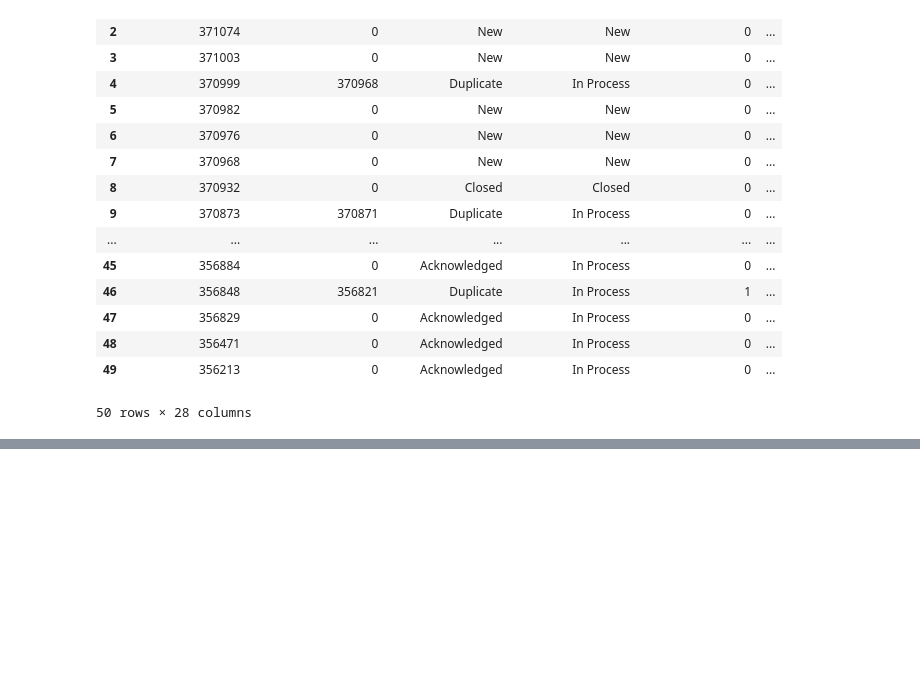
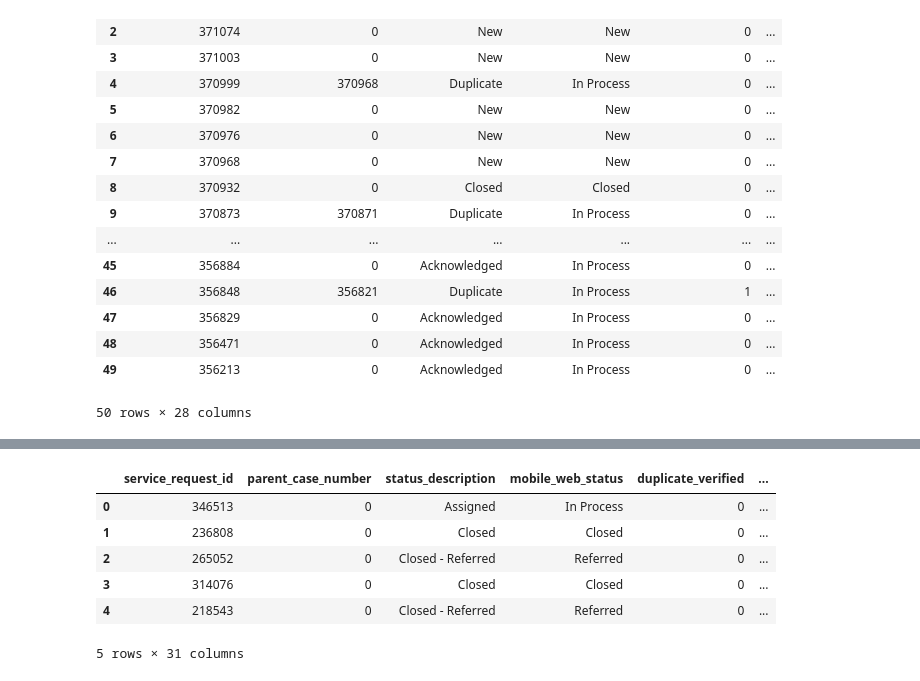
Before and after one commit to Erikcaldwell/Koala-ty-group-project-, a Jupyter notebook: address2censustrack.ipynb, the cells around one changed output, grey strips where cells are left out. Drawn from its saved outputs; the diff is of its cells as text; code cells hidden in the pictures; blank space fills up the shorter version.

```diff
--- a/address2censustrack.ipynb
+++ b/address2censustrack.ipynb
@@ -45,15 +55,19 @@ df = df.head(10)
 # %%
+#google geocode API call, giving it lat and long and getting back clean addresses and neighborhoods names
+
 ListHouse = []
 ListStreet = []
 ListNeib = []
 lat = ''
 lng = ''
-#url = 'https://maps.googleapis.com/maps/api/geocode/json?latlng='+lat+','+ lng+'&location_type=ROOFTOP&result_type=street_address'+'&key='+gkey
 
-for index, row in df.iterrows():
+for index, row in sample_df.iterrows():
     lat = row["lat"]
     lat =str(lat)
     lng = row["long"]
     lng = str(lng)
-    url = 'https://maps.googleapis.com/maps/api/geocode/json?latlng='+lat+','+lng+'&location_type=ROOFTOP&result_type=street_address&key='+gkey
+    url = 'https://maps.googleapis.com/maps/api/geocode/json?latlng='+lat+','+lng+'&key='+gkey
     result = requests.get(url).json()
+    ListHouse.append(result['results'][0]['address_components'][0]['long_name'])
+    ListStreet.append(result['results'][0]['address_components'][1]['long_name'])
+    ListNeib.append(result['results'][0]['address_components'][2]['long_name'])
@@ -69,0 +74,14 @@ address = "2614 55TH ST, 92105"
+# %%
+sample_df['House_Number'] = ListHouse
+sample_df['Clean_Street'] = ListStreet
+sample_df['Neighborhood'] = ListNeib
+# %%
+sample_df.head()
+# %% [output]
+|  | service_request_id | parent_case_number | status_description | mobile_web_status | duplicate_verified | ... |
+| 0 | 346513 | 0 | Assigned | In Process | 0 | ... |
+| 1 | 236808 | 0 | Closed | Closed | 0 | ... |
+| 2 | 265052 | 0 | Closed - Referred | Referred | 0 | ... |
+| 3 | 314076 | 0 | Closed | Closed | 0 | ... |
+| 4 | 218543 | 0 | Closed - Referred | Referred | 0 | ... |
+5 rows × 31 columns
```
Also changed, not shown: parts of 10 cells of this notebook, 5 other files.
